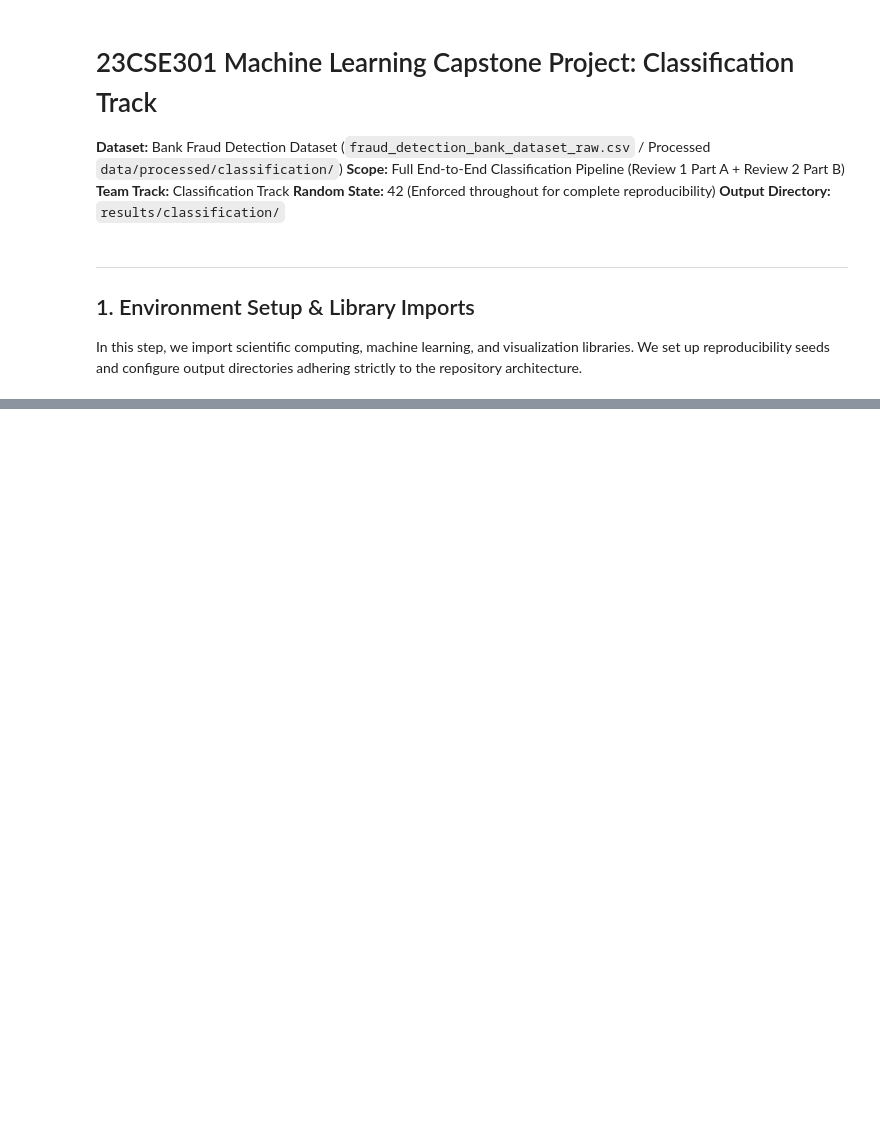
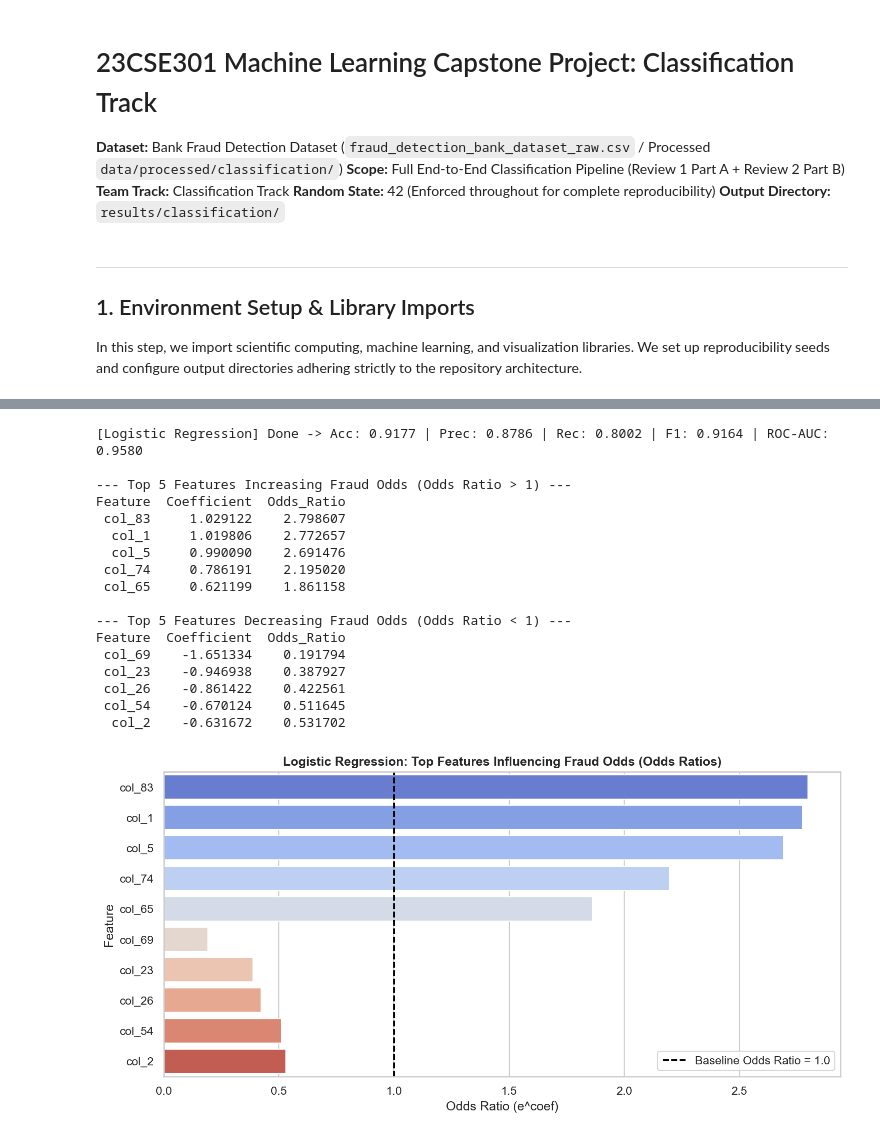
Before and after one commit to Phyboc/Machine-Learning-CaseStudy, a Jupyter notebook: src/classification/classification.ipynb, the cells around one changed output, grey strips where cells are left out. Cells and saved outputs as stored; diff of their text form; code cells hidden in the pictures; blank space fills up the shorter version.

Commit message:
Last changes made for plots

```diff
--- a/src/classification/classification.ipynb
+++ b/src/classification/classification.ipynb
@@ -98,8 +101,7 @@ else:
     candidate_paths = [
         os.path.join("data", "raw", "fraud_detection_bank_dataset_raw.csv"),
         "fraud_detection_bank_dataset_raw.csv",
-        "fraud_detection_bank_dataset.csv",
-        "fraud_dataset.csv"
+        "fraud_detection_bank_dataset.csv"
     ]
     raw_path = None
     for path in candidate_paths:
@@ -272,0 +248,53 @@ plt.show()
+# %%
+# 1. Logistic Regression
+log_reg = LogisticRegression(max_iter=1000, random_state=RANDOM_STATE)
+evaluate_model("Logistic Regression", log_reg, X_train, y_train, X_test, y_test)
+
+# Extract Coefficients & Compute Odds Ratios (Table 3.2 Requirement)
+coefs = log_reg.coef_[0]
+odds_ratios = np.exp(coefs)
+coef_df = pd.DataFrame({
+    "Feature": feature_names,
+    "Coefficient": coefs,
+    "Odds_Ratio": odds_ratios
+}).sort_values(by="Odds_Ratio", ascending=False)
+
+top_fraud_increasing = coef_df.head(5)
+top_fraud_decreasing = coef_df.tail(5).iloc[::-1]
+
+print("\n--- Top 5 Features Increasing Fraud Odds (Odds Ratio > 1) ---")
+print(top_fraud_increasing.to_string(index=False))
+
+print("\n--- Top 5 Features Decreasing Fraud Odds (Odds Ratio < 1) ---")
+print(top_fraud_decreasing.to_string(index=False))
+
+# Plot Top Odds Ratios
+fig, ax = plt.subplots(figsize=(10, 5))
+top_bottom_coef = pd.concat([top_fraud_increasing, top_fraud_decreasing])
+sns.barplot(data=top_bottom_coef, x="Odds_Ratio", y="Feature", palette="coolwarm", ax=ax)
+ax.axvline(1.0, color="black", linestyle="--", linewidth=1.5, label="Baseline Odds Ratio = 1.0")
+ax.set_title("Logistic Regression: Top Features Influencing Fraud Odds (Odds Ratios)", fontweight='bold')
+ax.set_xlabel("Odds Ratio (e^coef)")
+ax.legend()
+plt.tight_layout()
+plt.savefig(os.path.join(RESULTS_DIR, "logistic_regression_odds_ratios.png"), dpi=300)
+plt.show()
+# %% [output]
+[Logistic Regression] Done -> Acc: 0.9177 | Prec: 0.8786 | Rec: 0.8002 | F1: 0.9164 | ROC-AUC: 0.9580
+
+--- Top 5 Features Increasing Fraud Odds (Odds Ratio > 1) ---
+Feature  Coefficient  Odds_Ratio
+ col_83     1.029122    2.798607
+  col_1     1.019806    2.772657
+  col_5     0.990090    2.691476
+ col_74     0.786191    2.195020
+ col_65     0.621199    1.861158
+
+--- Top 5 Features Decreasing Fraud Odds (Odds Ratio < 1) ---
+Feature  Coefficient  Odds_Ratio
+ col_69    -1.651334    0.191794
+ col_23    -0.946938    0.387927
+ col_26    -0.861422    0.422561
+ col_54    -0.670124    0.511645
+  col_2    -0.631672    0.531702
+[figure, added]
```
Also changed, not shown: parts of 31 cells of this notebook, 6 other files.
